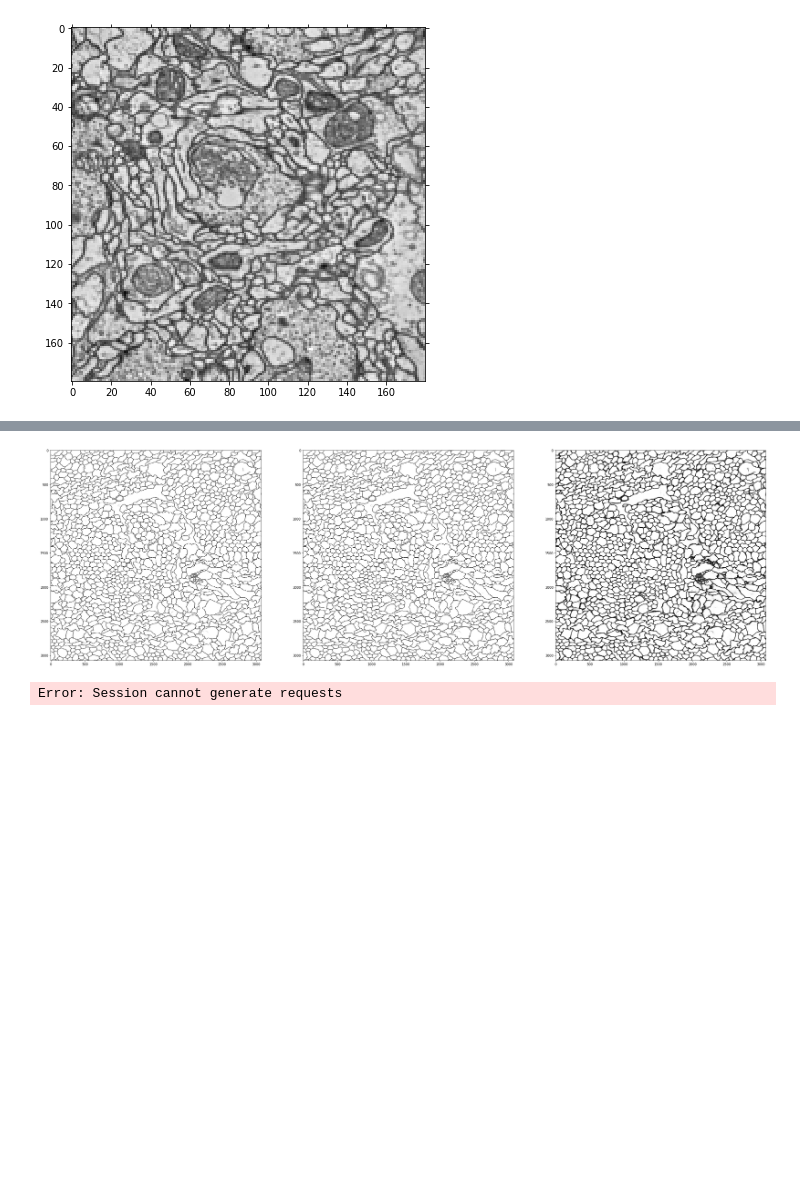
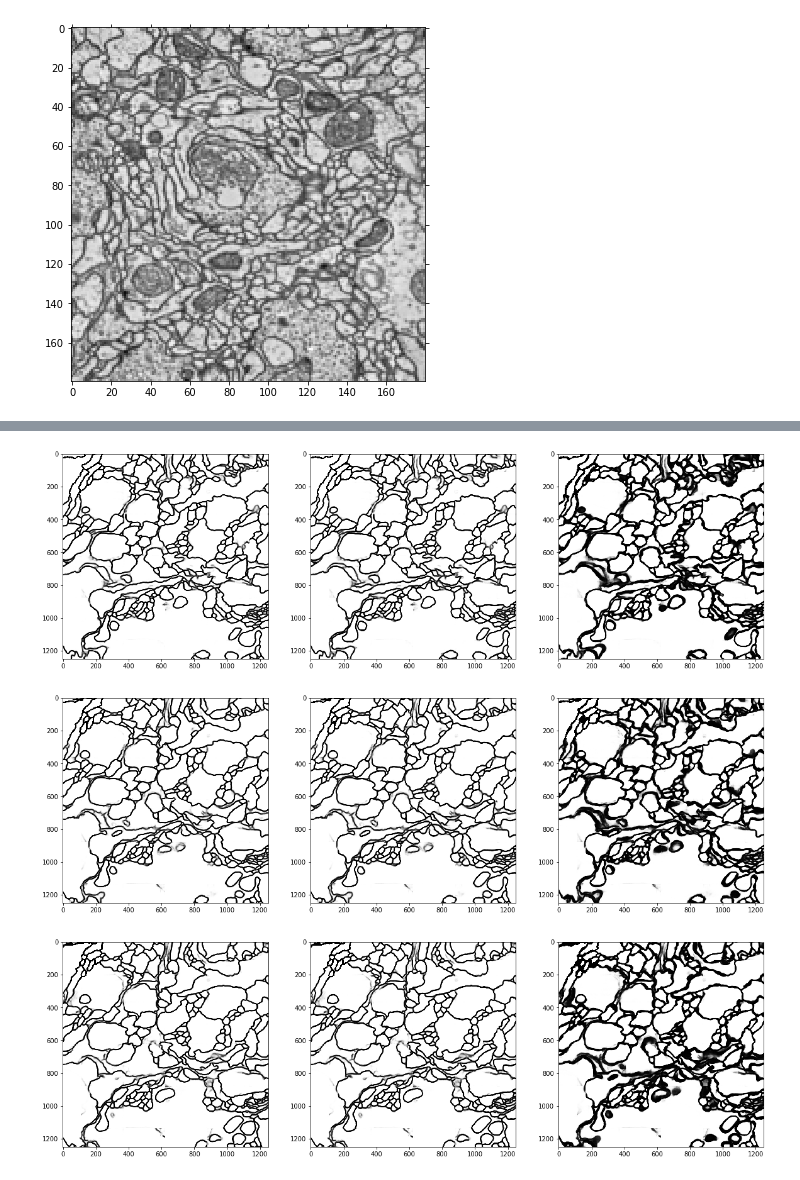
Before and after one commit to image-infomatics/neutorch, a Jupyter notebook: neutorch/notebooks/data_explore.ipynb, the cells around one changed output, grey strips where cells are left out. Cells and saved outputs as stored; diff of their text form; code cells hidden in the pictures; blank space fills up the shorter version.

```diff
--- a/neutorch/notebooks/data_explore.ipynb
+++ b/neutorch/notebooks/data_explore.ipynb
@@ -199,4 +136,0 @@ affinity = np.load('../../preds/affinity.npy')
-# %%
-view_affinity(affinity,fig_size=40)
-# %% [output]
-[figure, removed]
@@ -212,6 +137,9 @@ affinity = affinity[:, oz:oz+sz, oy:oy+sy, ox:ox+sx]
-# %%
-view_segmentation(predict)
-view_segmentation(true)
-view_affinity(affinity)
-# %% [output]
-Error: Session cannot generate requests
+# %%
+import numpy as np
+affinityA = np.load('../../swin_run/affinity_700000_sample_A_pad.npy')
+affinityB = np.load('../../swin_run/affinity_700000_sample_B_pad.npy')
+affinityC = np.load('../../swin_run/affinity_700000_sample_C_pad.npy')
+
+segA = np.load('../../swin_run/segmentation_700000_sample_A_pad.npy')
+segB = np.load('../../swin_run/segmentation_700000_sample_B_pad.npy')
+segC = np.load('../../swin_run/segmentation_700000_sample_C_pad.npy')
@@ -217,0 +152,8 @@ Error: Session cannot generate requests
+# %%
+view_affinity(affinityC, i=0, fig_size=20)
+view_affinity(affinityC, i=1, fig_size=20)
+view_affinity(affinityC, i=2, fig_size=20)
+# %% [output]
+[figure, added]
+[figure, added]
+[figure, added]
```
Also changed, not shown: parts of 13 cells of this notebook, 3 other files.
